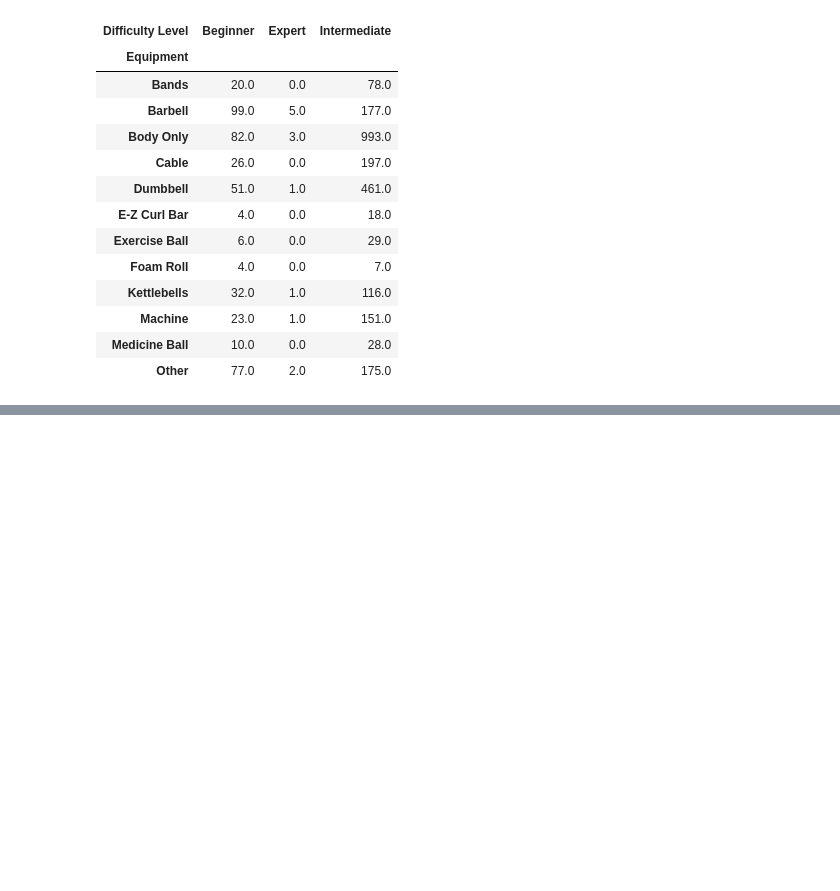
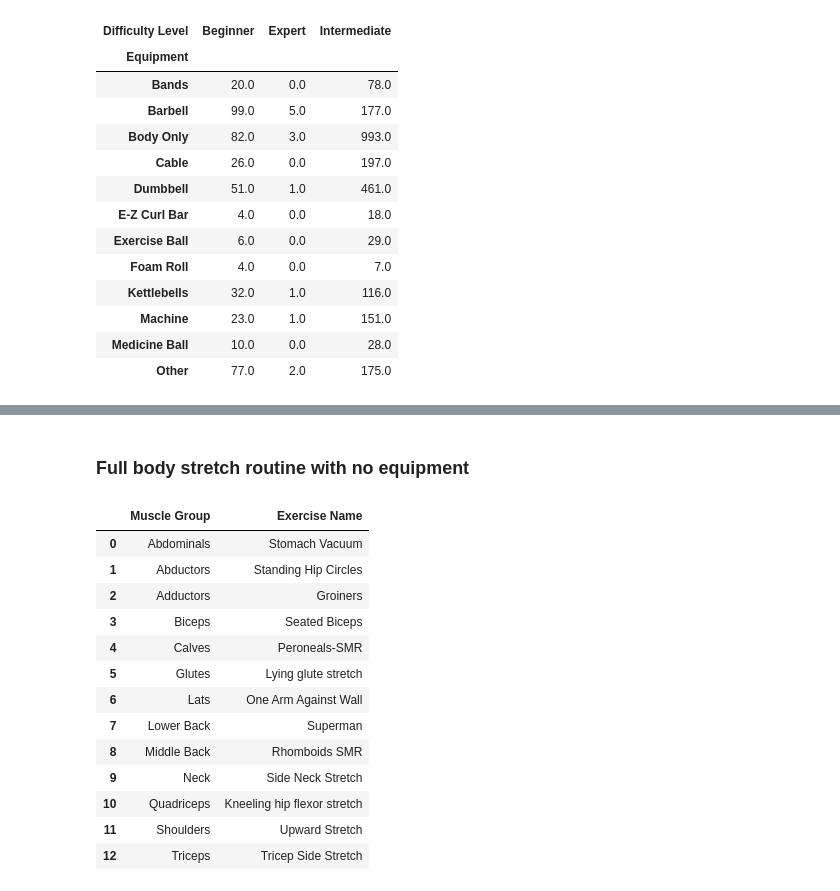
Before and after one commit to herrerovir/Gym-exercises-exploratory-data-analysis, a Jupyter notebook: EDA-gym-exercises.ipynb, the cells around one changed output, grey strips where cells are left out. Saved outputs shown, nothing was run; the diff lists cells and outputs as text; code cells hidden in the pictures; blank space fills up the shorter version.

```diff
--- a/EDA-gym-exercises.ipynb
+++ b/EDA-gym-exercises.ipynb
@@ -638,0 +741,39 @@ array([[<Axes: title={'center': 'Beginner'}, xlabel='Equipment'>,
+# %% [markdown]
+### **Full body stretch routine with no equipment**
+# %%
+# Define muscle groups
+muscle_list
+
+# Filter exercises by stretch type
+stretch_exercises = gym_exercises_df[gym_exercises_df["Exercise Type"] == "Stretching"]
+
+# Filter exercises by body only equipment
+stretch_exercises = stretch_exercises[stretch_exercises["Equipment"] == "Body Only"]
+
+# Initialize empty dictionaries to store the exercises
+fullbody_stretch_bodyweight_routine = {}
+
+for muscle in muscle_list:
+    # Find all best rated strength exercises with body only equipment for a beginner
+    stretching_routine = stretch_exercises[stretch_exercises["Muscle Group"] == muscle]
+    if not stretching_routine.empty:
+        fullbody_stretch_bodyweight_routine[muscle] = stretching_routine.iloc[0]["Exercise Name"]
+
+fullbody_stretch_bodyweight_routine_df = pd.DataFrame.from_dict(fullbody_stretch_bodyweight_routine, orient = "index", columns= ["Exercise Name"])
+fullbody_stretch_bodyweight_routine_df.reset_index(inplace = True)
+fullbody_stretch_bodyweight_routine_df.rename(columns = {"index" : "Muscle Group"})
+# %% [output]
+|  | Muscle Group | Exercise Name |
+| 0 | Abdominals | Stomach Vacuum |
+| 1 | Abductors | Standing Hip Circles |
+| 2 | Adductors | Groiners |
+| 3 | Biceps | Seated Biceps |
+| 4 | Calves | Peroneals-SMR |
+| 5 | Glutes | Lying glute stretch |
+| 6 | Lats | One Arm Against Wall |
+| 7 | Lower Back | Superman |
+| 8 | Middle Back | Rhomboids SMR |
+| 9 | Neck | Side Neck Stretch |
+| 10 | Quadriceps | Kneeling hip flexor stretch |
+| 11 | Shoulders | Upward Stretch |
+| 12 | Triceps | Tricep Side Stretch |
```
Also changed, not shown: parts of 20 cells of this notebook.
